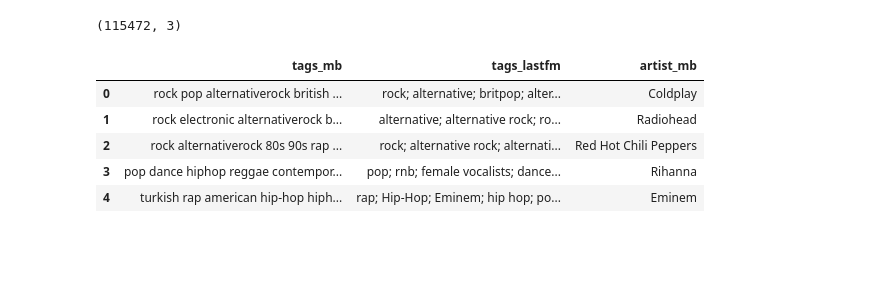
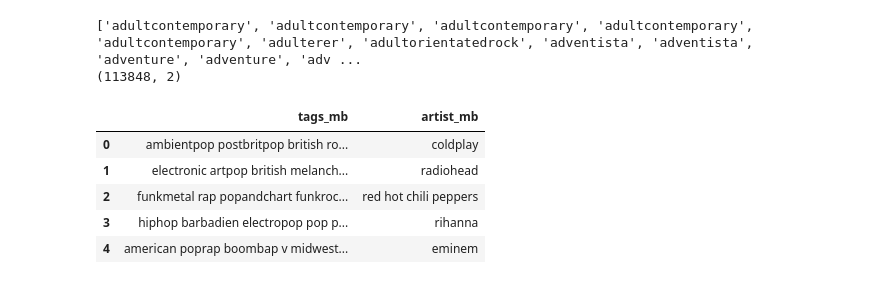
Before and after one commit to ShermanNovak/artist-recommender, a Jupyter notebook: dataExploration.ipynb, the cells around one changed output. Drawn from its saved outputs; the diff is of its cells as text; code cells hidden in the pictures; blank space fills up the shorter version.

Commit message:
remove special characters and lemmatize

```diff
--- a/dataExploration.ipynb
+++ b/dataExploration.ipynb
@@ -1,7 +1,7 @@
 # %%
 import pandas as pd
 
-df = pd.read_csv('artists.csv')
+df = pd.read_csv('./data/artists.csv')
 df.head()
 # %% [output]
 |  | mbid | artist_mb | artist_lastfm | country_mb | country_lastfm | tags_mb | tags_lastfm | listeners_lastfm | ... |
@@ -10,3 +10,5 @@ df.head()
 | 2 | 8bfac288-ccc5-448d-9573-c33ea2aa5c30 | Red Hot Chili Peppers | Red Hot Chili Peppers | United States | United States | rock; alternative rock; 80s; 90s;... | rock; alternative rock; alternati... | 4620835.0 | ... |
 | 3 | 73e5e69d-3554-40d8-8516-00cb38737a1c | Rihanna | Rihanna | United States | Barbados; United States | pop; dance; hip hop; reggae; cont... | pop; rnb; female vocalists; dance... | 4558193.0 | ... |
 | 4 | b95ce3ff-3d05-4e87-9e01-c97b66af13d4 | Eminem | Eminem | United States | United States | turkish; rap; american; hip-hop; ... | rap; Hip-Hop; Eminem; hip hop; po... | 4517997.0 | ... |
+# %%
+pd.set_option('display.max_colwidth', 1000)
@@ -13,19 +31,45 @@ df.head()
 # %%
+from nltk.stem import WordNetLemmatizer
+lemmatizer = WordNetLemmatizer()
+
+allTagList = []
+
+def clean(tags):
+    tagList = tags.split(" ")
+    tagSet = set()
+    for tag in tagList:
+        if tag != "":
+            tagSet.add(lemmatizer.lemmatize(tag))
+            allTagList.append(tag)
+
+    return " ".join(tagSet)
+
 df2 = df[df['ambiguous_artist'] == False]
-df2 = df2[['tags_mb', 'tags_lastfm', 'artist_mb']]
+df2 = df2[['tags_mb', 'artist_mb']]
 df2['tags_mb'] = df2['tags_mb'].str.lower()
+df2['artist_mb'] = df2['artist_mb'].str.lower()
+df2 = df2.dropna(subset=['tags_mb'])
+df2 = df2.drop_duplicates(subset=['artist_mb'])
 df2 = df2[df2['tags_mb'].apply(lambda x: isinstance(x, str))]
 df2['tags_mb'] = df2['tags_mb'].str.replace(' ', '')
 df2['tags_mb'] = df2['tags_mb'].str.replace(';', ' ')
-df2 = df2.dropna(subset=['tags_mb'])
+df2['tags_mb'] = df2['tags_mb'].str.replace(
+    r'[^a-z0-9\s]',
+    '',
+    regex=True,
+)
+df2['tags_mb'] = df2['tags_mb'].apply(clean)
+allTagList.sort()
+print(allTagList[4000:5000])
 
 print(df2.shape)
 df2.head()
 # %% [output]
-(115472, 3)
+['adultcontemporary', 'adultcontemporary', 'adultcontemporary', 'adultcontemporary', 'adultcontemporary', 'adulterer', 'adultorientatedrock', 'adventista', 'adventista', 'adventure', 'adventure', 'adv ...
+(113848, 2)
-|  | tags_mb | tags_lastfm | artist_mb |
-| 0 | rock pop alternativerock british ... | rock; alternative; britpop; alter... | Coldplay |
-| 1 | rock electronic alternativerock b... | alternative; alternative rock; ro... | Radiohead |
-| 2 | rock alternativerock 80s 90s rap ... | rock; alternative rock; alternati... | Red Hot Chili Peppers |
-| 3 | pop dance hiphop reggae contempor... | pop; rnb; female vocalists; dance... | Rihanna |
-| 4 | turkish rap american hip-hop hiph... | rap; Hip-Hop; Eminem; hip hop; po... | Eminem |
+|  | tags_mb | artist_mb |
+| 0 | ambientpop postbritpop british ro... | coldplay |
+| 1 | electronic artpop british melanch... | radiohead |
+| 2 | funkmetal rap popandchart funkroc... | red hot chili peppers |
+| 3 | hiphop barbadien electropop pop p... | rihanna |
+| 4 | american poprap boombap v midwest... | eminem |
```
Also changed, not shown: parts of 6 cells of this notebook, 2 other files.
